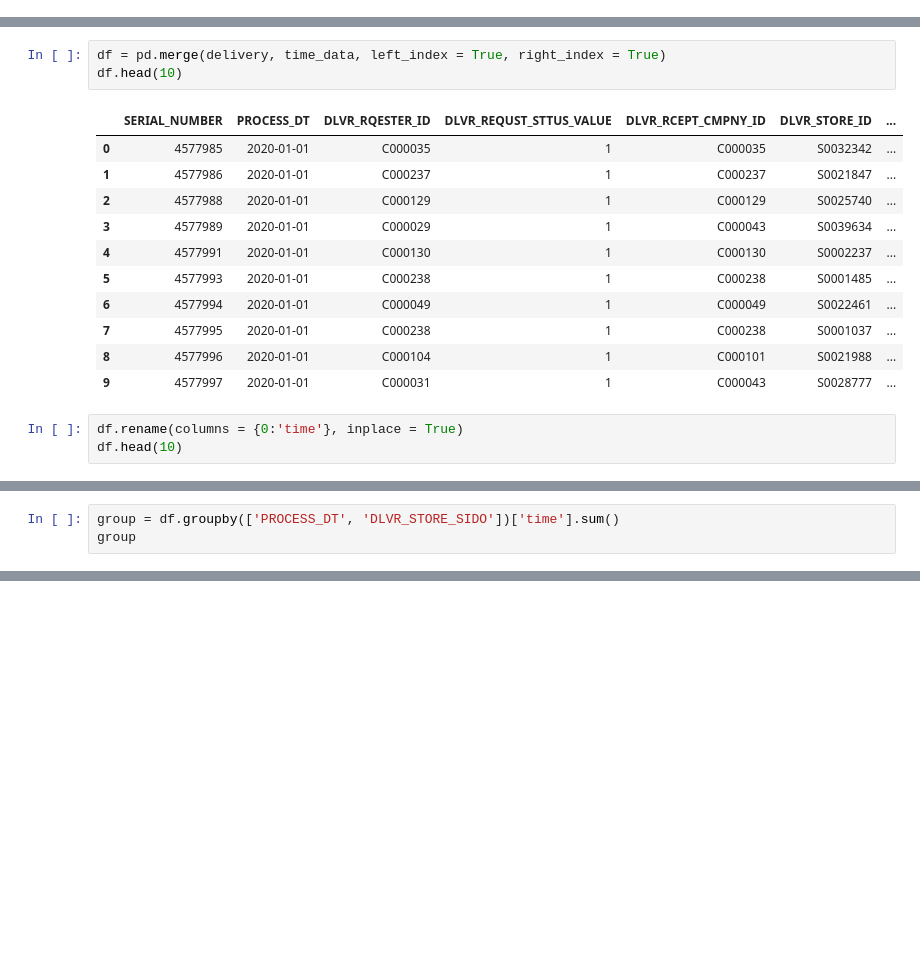
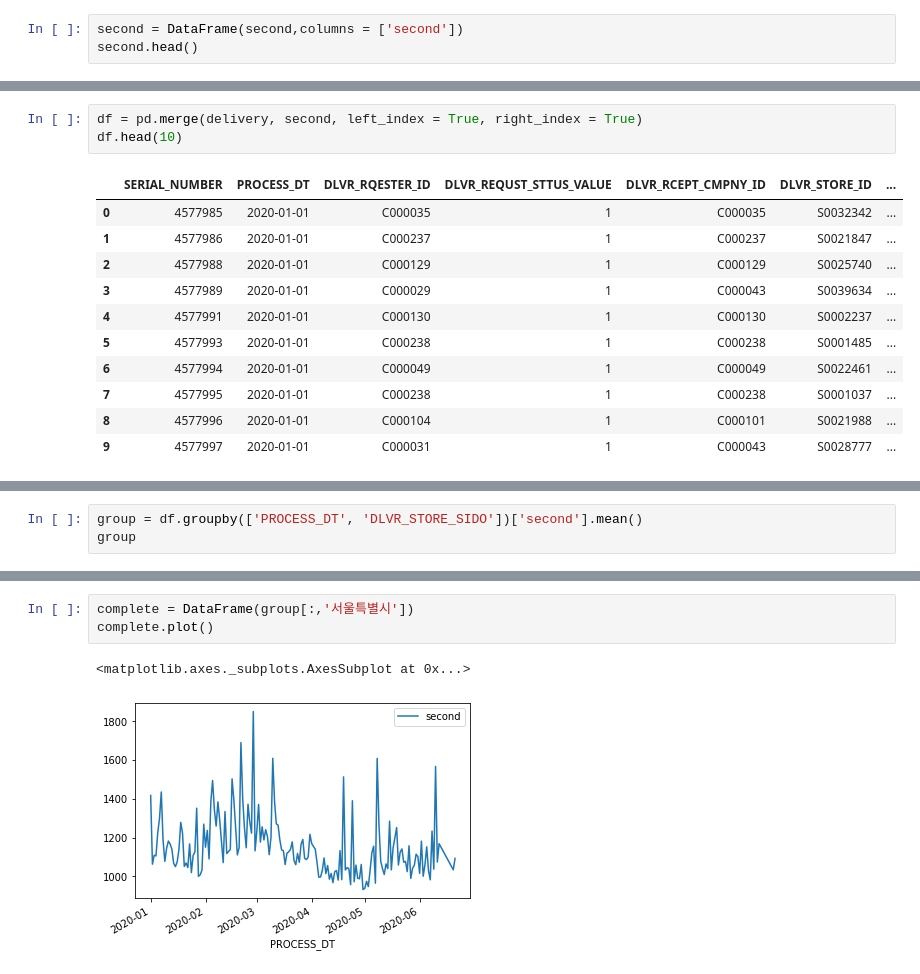
Before and after one commit to Pyeonseohee/Deeplearning, a Jupyter notebook: DataScience_Post_Covid19_2.ipynb, the cells around one changed output, grey strips where cells are left out. Cells and saved outputs as stored; diff of their text form; blank space fills up the shorter version.

```diff
--- a/DataScience_Post_Covid19_2.ipynb
+++ b/DataScience_Post_Covid19_2.ipynb
@@ -101,0 +162,3 @@ Length: 5158324, dtype: timedelta64[ns]
+# %%
+second = DataFrame(second,columns = ['second'])
+second.head()
@@ -112,5 +187,5 @@ time_data.head()
 # %%
-df = pd.merge(delivery, time_data, left_index = True, right_index = True)
+df = pd.merge(delivery, second, left_index = True, right_index = True)
 df.head(10)
 # %% [output]
 |  | SERIAL_NUMBER | PROCESS_DT | DLVR_RQESTER_ID | DLVR_REQUST_STTUS_VALUE | DLVR_RCEPT_CMPNY_ID | DLVR_STORE_ID | ... |
@@ -124,6 +199,3 @@ df.head(10)
 | 7 | 4577995 | 2020-01-01 | C000238 | 1 | C000238 | S0001037 | ... |
 | 8 | 4577996 | 2020-01-01 | C000104 | 1 | C000101 | S0021988 | ... |
 | 9 | 4577997 | 2020-01-01 | C000031 | 1 | C000043 | S0028777 | ... |
-# %%
-df.rename(columns = {0:'time'}, inplace = True)
-df.head(10)
@@ -142,5 +202,5 @@ df.head(10)
 # %%
-group = df.groupby(['PROCESS_DT', 'DLVR_STORE_SIDO'])['time'].sum()
+group = df.groupby(['PROCESS_DT', 'DLVR_STORE_SIDO'])['second'].mean()
 group
 # %% [output]
 PROCESS_DT  DLVR_STORE_SIDO
@@ -158,0 +219,6 @@ Name: time, Length: 2473, dtype: timedelta64[ns]
+# %%
+complete = DataFrame(group[:,'서울특별시'])
+complete.plot()
+# %% [output]
+<matplotlib.axes._subplots.AxesSubplot at 0x...>
+[figure, added]
```
Also changed, not shown: parts of 26 cells of this notebook.
